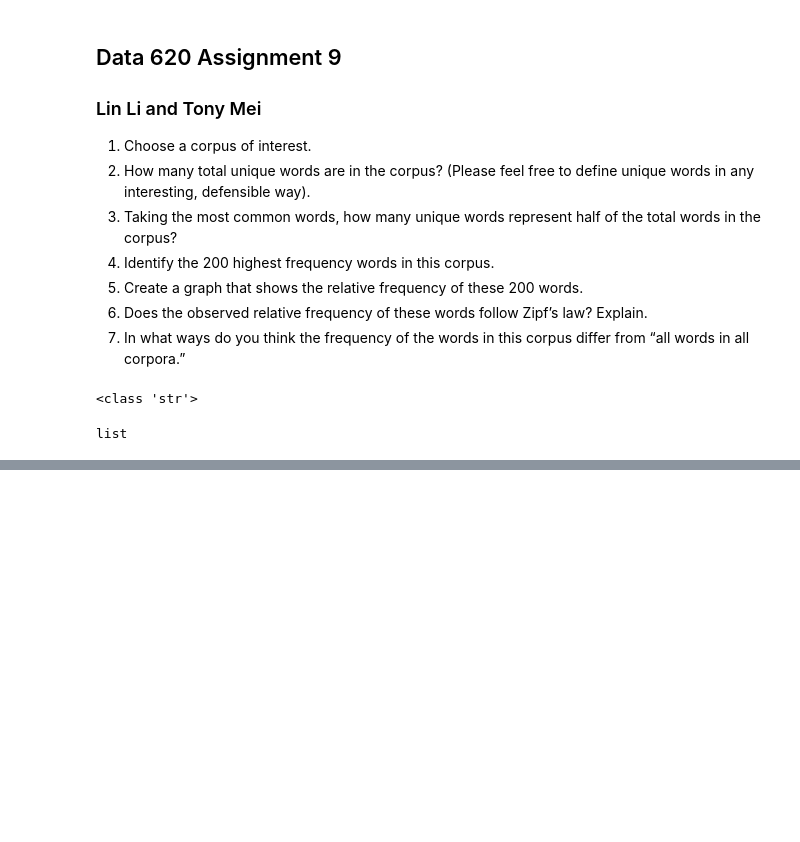
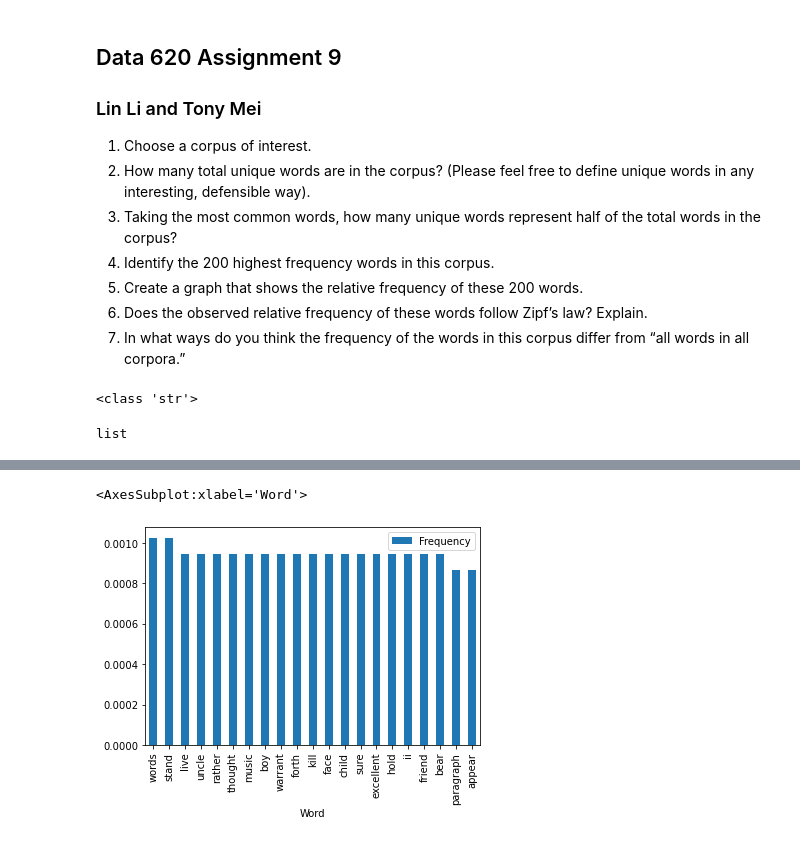
Before and after one commit to lincarrieli/DATA620-Web-Analytics, a Jupyter notebook: DATA620_HW9.ipynb, the cells around one changed output, grey strips where cells are left out. Cells and saved outputs as stored; diff of their text form; code cells hidden in the pictures; blank space fills up the shorter version.

```diff
--- a/DATA620_HW9.ipynb
+++ b/DATA620_HW9.ipynb
@@ -29,0 +133,5 @@ list
+# %%
+rel_freq_df.iloc[179:201].plot.bar(x='Word', y='Frequency', rot=90)
+# %% [output]
+<AxesSubplot:xlabel='Word'>
+[figure, added]
```
Also changed, not shown: parts of 12 cells of this notebook.
